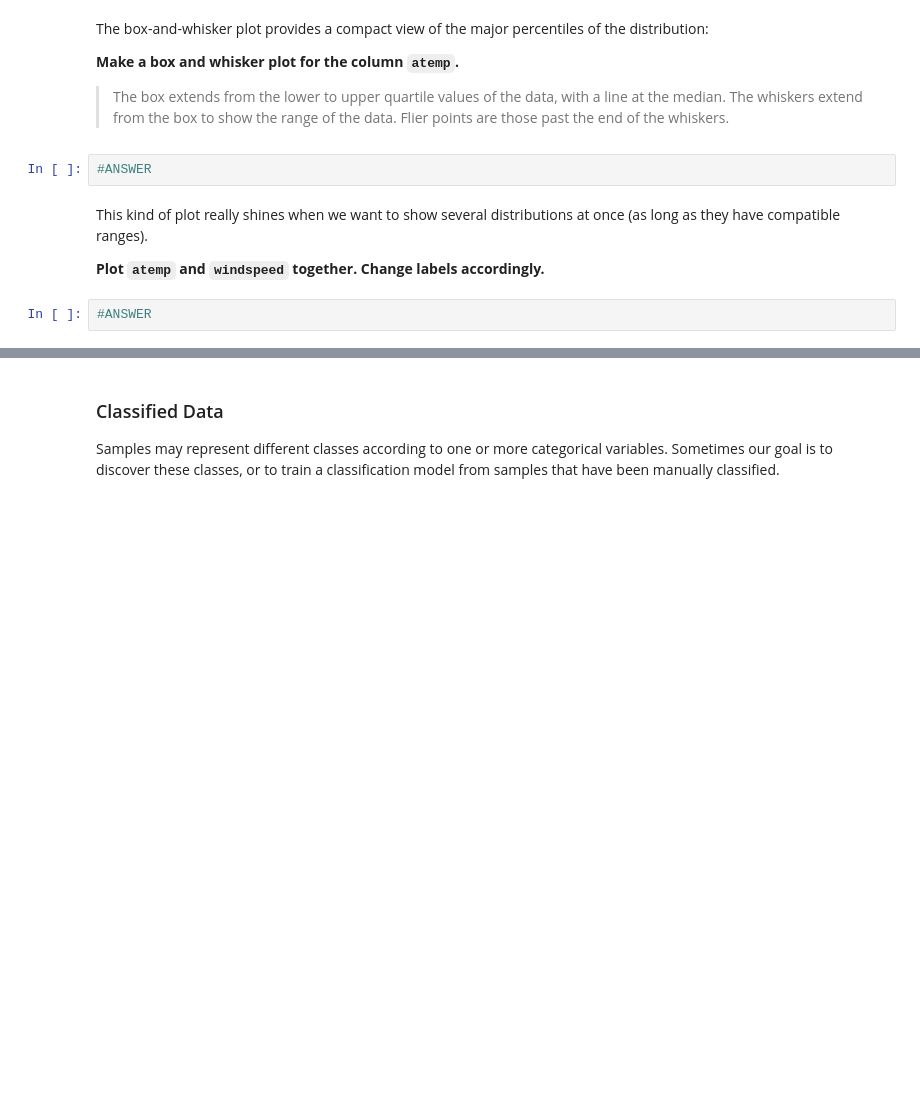
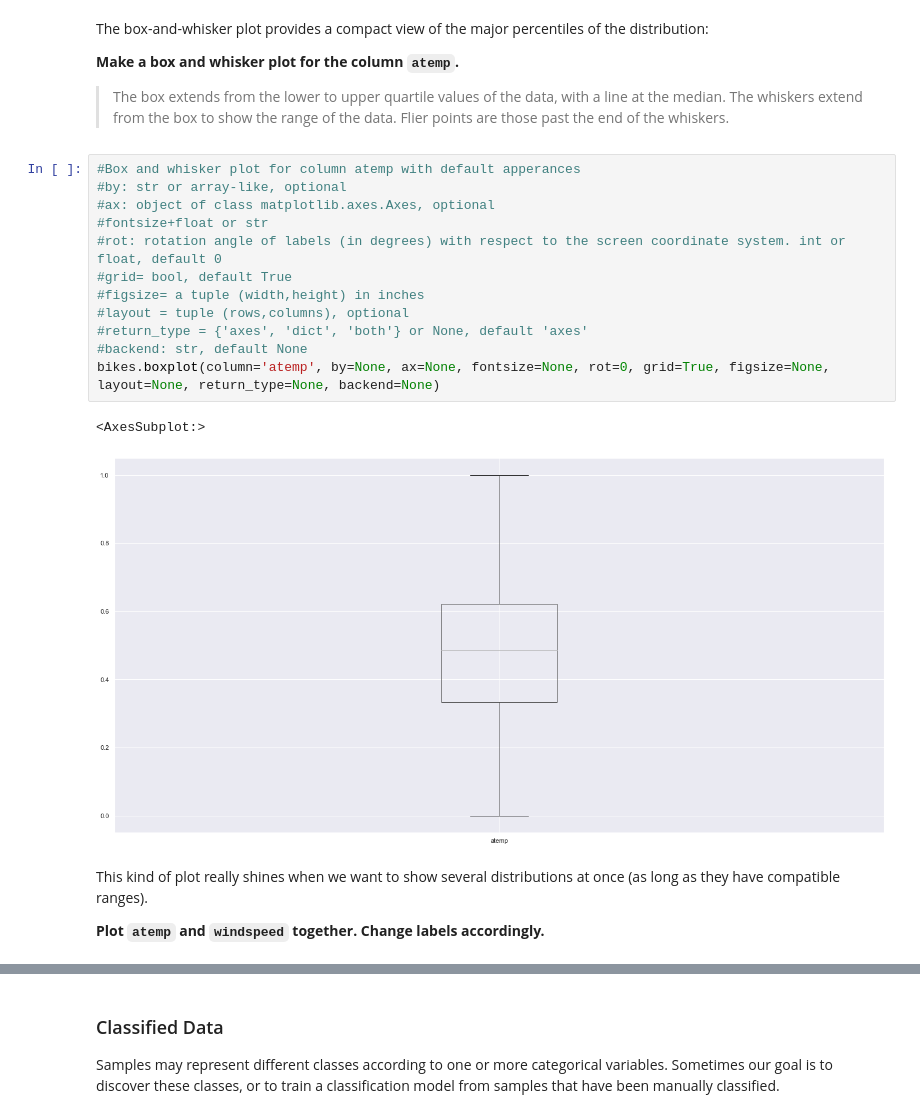
Before and after one commit to MonicaEstrada888/New_IoD, a Jupyter notebook: MODULE 3/IOD_Lab 3.1.2.ipynb, the cells around one changed output, grey strips where cells are left out. Drawn from its saved outputs; the diff is of its cells as text; blank space fills up the shorter version.

```diff
--- a/MODULE 3/IOD_Lab 3.1.2.ipynb
+++ b/MODULE 3/IOD_Lab 3.1.2.ipynb
@@ -154,11 +224,22 @@ The box-and-whisker plot provides a compact view of the major percentiles of the
 
 > The box extends from the lower to
 upper quartile values of the data, with a line at the median. The whiskers extend from the box to show the range of the data.  Flier points are those past the end of the whiskers.
-# %%
-#ANSWER
+# %%
+#Box and whisker plot for column atemp with default apperances
+#by: str or array-like, optional
+#ax: object of class matplotlib.axes.Axes, optional
+#fontsize+float or str
+#rot: rotation angle of labels (in degrees) with respect to the screen coordinate system. int or float, default 0
+#grid= bool, default True
+#figsize= a tuple (width,height) in inches
+#layout = tuple (rows,columns), optional
+#return_type = {'axes', 'dict', 'both'} or None, default 'axes'
+#backend: str, default None
+bikes.boxplot(column='atemp', by=None, ax=None, fontsize=None, rot=0, grid=True, figsize=None, layout=None, return_type=None, backend=None)
+# %% [output]
+<AxesSubplot:>
+[figure, added]
 # %% [markdown]
 This kind of plot really shines when we want to show several distributions at once (as long as they have compatible ranges).
 
 **Plot `atemp` and `windspeed` together. Change labels accordingly.**
-# %%
-#ANSWER
```
Also changed, not shown: parts of 91 cells of this notebook.
